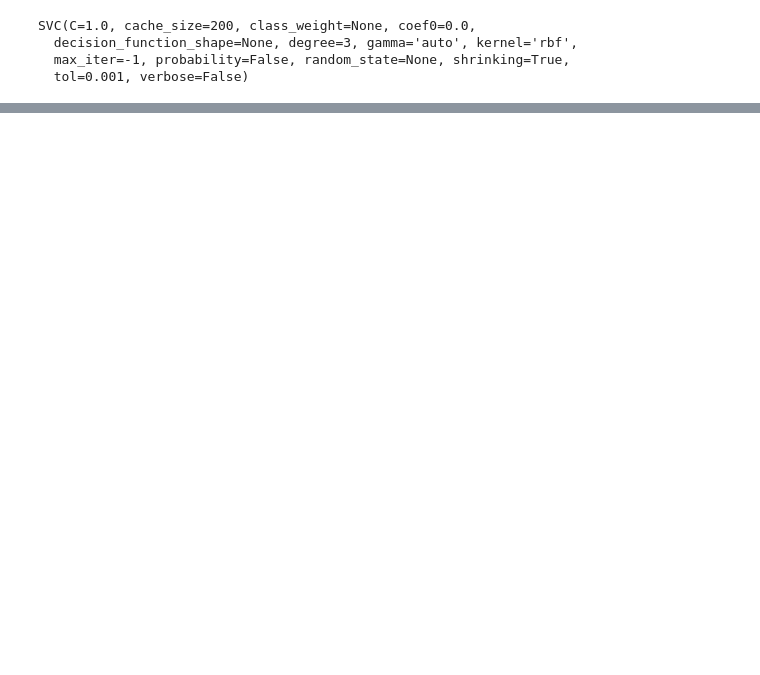
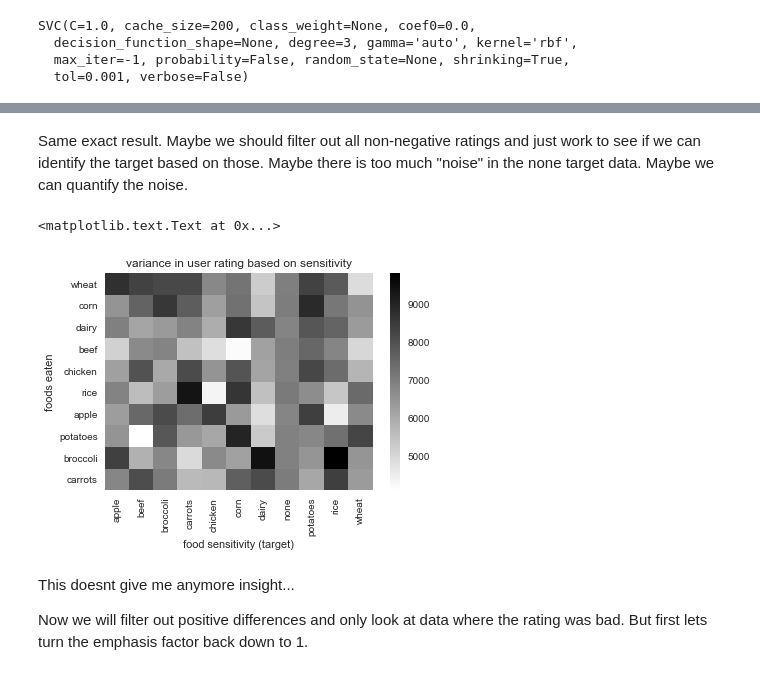
Before and after one commit to hasemar/machine_learning, a Jupyter notebook: recommenderSystems/classifier_models.ipynb, the cells around one changed output, grey strips where cells are left out. Saved outputs shown, nothing was run; the diff lists cells and outputs as text; code cells hidden in the pictures; blank space fills up the shorter version.

```diff
--- a/recommenderSystems/classifier_models.ipynb
+++ b/recommenderSystems/classifier_models.ipynb
@@ -32,0 +53,13 @@ Sensitivity to all food items are represented in the dataset
+# %%
+mean_none = by_targ['none'].mean()    # take the mean none rating for all foods
+def rating_diff(x,mean_none,emph):
+    '''
+    Function to take the difference of the mean user rating for each food sensitivity target and the mean none target
+    if the difference is negative it will multiply it by a factor (c)
+    '''
+    delta = x-mean_none
+    c = emph    # "emphasis factor"
+
+    if delta < 0:
+        delta = delta*c
+    return delta
@@ -78,0 +128,5 @@ param_grid = {'C': [0.1,1, 10, 100, 1000], 'gamma': [1,0.1,0.01,0.001,0.0001], '
+# %%
+emph = 100    # negative emph factor
+user_diffs = user_data.drop('target',axis=1).applymap(lambda x: rating_diff(x,mean_none,emph))
+user_diffs['target'] = user_data['target']
+user_diffs.head()
@@ -78,0 +166,18 @@ param_grid = {'C': [0.1,1, 10, 100, 1000], 'gamma': [1,0.1,0.01,0.001,0.0001], '
+# %% [markdown]
+Same exact result.  Maybe we should filter out all non-negative ratings and just work to see if we can identify the target based on those.  Maybe there is too much "noise" in the none target data. Maybe we can quantify the noise.
+# %%
+diff_vars = user_diffs.groupby('target').var()
+by_var = diff_vars.transpose()
+# %%
+hv = plt.axes()
+hv = sns.heatmap(by_var,ax=hv, cmap='binary')   # darker == higher variance
+hv.set_title('variance in user rating based on sensitivity')
+hv.set_xlabel('food sensitivity (target)')
+hv.set_ylabel('foods eaten')
+# %% [output]
+<matplotlib.text.Text at 0x...>
+[figure, added]
+# %% [markdown]
+This doesnt give me anymore insight...
+
+Now we will filter out positive differences and only look at data where the rating was bad. But first lets turn the emphasis factor back down to 1.
```
Also changed, not shown: parts of 46 cells of this notebook, 1 other file.
